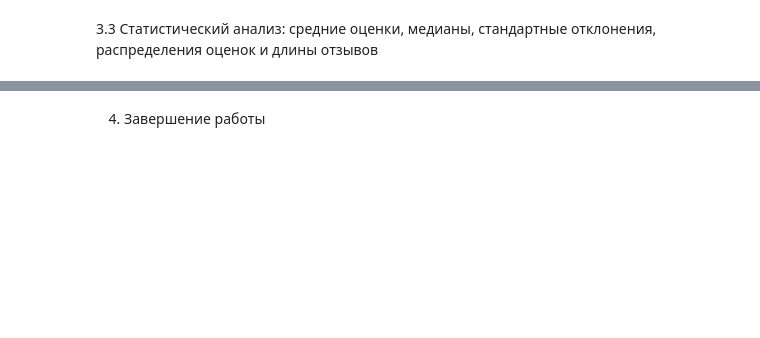
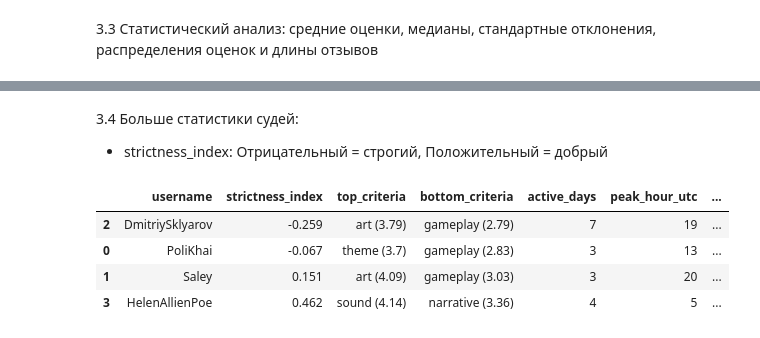
Before and after one commit to unreal79/MyIndie-jam-stats, a Jupyter notebook: MyIndie-jam-stats_1.ipynb, the cells around one changed output, grey strips where cells are left out. Cells and saved outputs as stored; diff of their text form; code cells hidden in the pictures; blank space fills up the shorter version.

```diff
--- a/MyIndie-jam-stats_1.ipynb
+++ b/MyIndie-jam-stats_1.ipynb
@@ -345,5 +347,3 @@ df_final_stats[cols].sort_values(by='avg_score', ascending=False)
 | 1 | Saley | 32 | 3.528 | 3.500 | 0.671 | 2.083 | 4.667 | 777.625 |
 | 0 | PoliKhai | 41 | 3.305 | 3.417 | 0.783 | 1.083 | 4.667 | 532.829 |
 | 2 | DmitriySklyarov | 33 | 3.115 | 3.083 | 0.666 | 1.500 | 4.250 | 591.455 |
-# %% [markdown]
-4. Завершение работы
@@ -351,0 +350,71 @@ jam_games_file.close()
+# %% [markdown]
+3.4 Больше статистики судей:
+- strictness_index: Отрицательный = строгий, Положительный = добрый
+# %%
+from datetime import datetime
+
+deep_insights = []
+
+all_precise_scores = []
+for reviews in judges_reviews_by_username.values():
+    for r in reviews:
+        c = r.get('criterias', {})
+        crit_values = [c[k] for k in CRITERIAS if k in c]
+        if crit_values:
+            all_precise_scores.append(sum(crit_values) / len(crit_values))
+
+global_avg = np.mean(all_precise_scores) if all_precise_scores else 0.0
+
+for username, reviews in judges_reviews_by_username.items():
+    if not reviews: continue
+
+    precise_scores = []
+    review_hours = []
+    review_dates = []
+
+    # Статистика по критериям для этого судьи
+    criteria_totals = {k: [] for k in CRITERIAS}
+
+    for r in reviews:
+        c = r.get('criterias', {})
+        cv = [c[k] for k in CRITERIAS if k in c]
+        if cv:
+            precise_scores.append(sum(cv)/len(cv))
+
+        for k in CRITERIAS:
+            if k in c: criteria_totals[k].append(c[k])
+
+        # Время
+        dt_str = r.get('createdAt')
+        if dt_str:
+            dt = datetime.strptime(dt_str, "%Y-%m-%dT%H:%M:%S.%fZ")
+            review_hours.append(dt.hour)
+            review_dates.append(dt.date())
+
+    # любимый и нелюбимый критерий (avg)
+    crit_avgs = {k: np.mean(v) if v else 0 for k, v in criteria_totals.items()}
+    best_crit = max(crit_avgs, key=crit_avgs.get)
+    worst_crit = min(crit_avgs, key=crit_avgs.get)
+
+    judge_avg = np.mean(precise_scores) if precise_scores else 0.0
+
+    insight = {
+        'username': username,
+        'strictness_index': round(judge_avg - global_avg, 3), # Отрицательный = строгий, Положительный = добрый
+        'top_criteria': f"{best_crit} ({round(crit_avgs[best_crit], 2)})",
+        'bottom_criteria': f"{worst_crit} ({round(crit_avgs[worst_crit], 2)})",
+        'active_days': (max(review_dates) - min(review_dates)).days + 1 if review_dates else 0,
+        'peak_hour_utc': max(set(review_hours), key=review_hours.count) if review_hours else 0,
+        'reviews_per_day': round(len(reviews) / ((max(review_dates) - min(review_dates)).days + 1), 2) if review_dates else 0
+    }
+    deep_insights.append(insight)
+
+df_insights = pd.DataFrame(deep_insights)
+
+df_insights.sort_values(by='strictness_index')
+# %% [output]
+|  | username | strictness_index | top_criteria | bottom_criteria | active_days | peak_hour_utc | ... |
+| 2 | DmitriySklyarov | -0.259 | art (3.79) | gameplay (2.79) | 7 | 19 | ... |
+| 0 | PoliKhai | -0.067 | theme (3.7) | gameplay (2.83) | 3 | 13 | ... |
+| 1 | Saley | 0.151 | art (4.09) | gameplay (3.03) | 3 | 20 | ... |
+| 3 | HelenAllienPoe | 0.462 | sound (4.14) | narrative (3.36) | 4 | 5 | ... |
```
Also changed, not shown: parts of 4 cells of this notebook, 1 other file.
